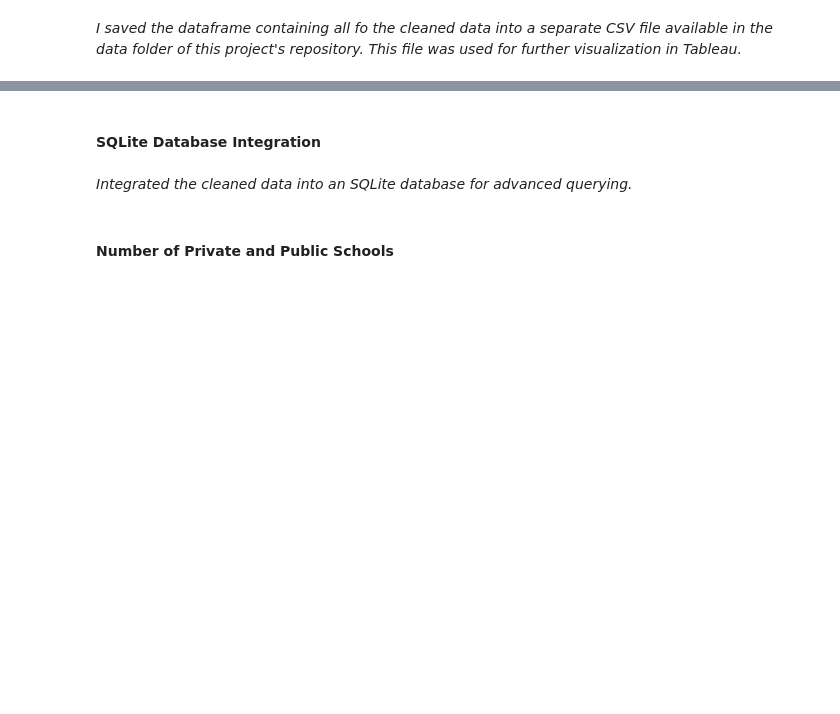
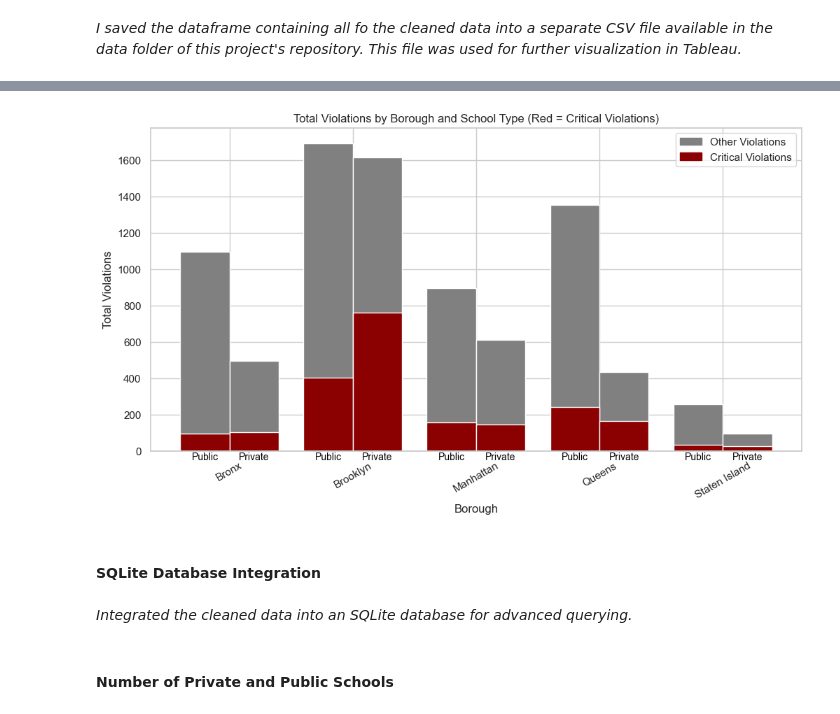
Before and after one commit to feelgd777/portfolio_projects, a Jupyter notebook: notebooks/School cafeteria violations.ipynb, the cells around one changed output, grey strips where cells are left out. Saved outputs shown, nothing was run; the diff lists cells and outputs as text; code cells hidden in the pictures; blank space fills up the shorter version.

```diff
--- a/notebooks/School cafeteria violations.ipynb
+++ b/notebooks/School cafeteria violations.ipynb
@@ -14,3 +40,6 @@ The dataset, provided by the Department of Health and Mental Hygiene, comprises
 import pandas as pd
 import numpy as np
 import sqlite3
+import matplotlib.pyplot as plt
+import seaborn as sns
+sns.set_theme(style="whitegrid")
@@ -334,3 +368,70 @@ EDA is conducted with Pandas and SQL.
+# %%
+import matplotlib.pyplot as plt
+import seaborn as sns
+import numpy as np
+
+# Calculate total violations per borough and school type
+borough_school_counts = merged_df.groupby(["Borough", "School Type"]).size().unstack(fill_value=0)
+
+# Calculate Level C violations per borough and school type
+level_c_school_counts = merged_df[merged_df["Level"] == "C"].groupby(["Borough", "School Type"]).size().unstack(fill_value=0)
+
+# Fill missing values with 0
+borough_school_counts = borough_school_counts.fillna(0)
+level_c_school_counts = level_c_school_counts.fillna(0)
+
+# Convert to DataFrame for plotting
+borough_school_df = borough_school_counts.copy()
+borough_school_df["Public Critical Violations"] = level_c_school_counts.get("Public", 0)
+borough_school_df["Private Critical Violations"] = level_c_school_counts.get("Private", 0)
+
+# Reset index to keep "Borough" as a column
+borough_school_df = borough_school_df.reset_index()
+
+# Rename columns for clarity
+borough_school_df = borough_school_df.rename(columns={"Public": "Public Total Violations", "Private": "Private Total Violations"})
+
+# Set up the side-by-side bar chart
+fig, ax = plt.subplots(figsize=(12, 6))
+
+bar_width = 0.4  # Space bars slightly apart
+boroughs = np.arange(len(borough_school_df["Borough"]))
+
+# Plot total violations (gray for other violations)
+bars1 = ax.bar(boroughs - bar_width/2,
+       borough_school_df["Public Total Violations"] - borough_school_df["Public Critical Violations"],
+       width=bar_width, color="gray")
+
+bars2 = ax.bar(boroughs + bar_width/2,
+       borough_school_df["Private Total Violations"] - borough_school_df["Private Critical Violations"],
+       width=bar_width, color="gray")
+
+# Overlay Critical Violations (red)
+bars3 = ax.bar(boroughs - bar_width/2, borough_school_df["Public Critical Violations"], width=bar_width, color="darkred")
+bars4 = ax.bar(boroughs + bar_width/2, borough_school_df["Private Critical Violations"], width=bar_width, color="darkred")
+
+# Add labels **underneath** the bars to differentiate Public and Private
+for borough, x_pos in zip(borough_school_df["Borough"], boroughs):
+    ax.text(x_pos - bar_width/2, -50, "Public", ha="center", fontsize=10, color="black", transform=ax.transData)
+    ax.text(x_pos + bar_width/2, -50, "Private", ha="center", fontsize=10, color="black", transform=ax.transData)
+
+# Final touches
+ax.set_xticks(boroughs)
+ax.set_xticklabels(borough_school_df["Borough"], rotation=30)
+plt.title("Total Violations by Borough and School Type (Red = Critical Violations)")
+plt.xlabel("Borough")
+plt.ylabel("Total Violations")
+
+# Update legend to show only two categories: Critical Violations and Other Violations
+handles = [
+    plt.Rectangle((0,0),1,1, color="gray", label="Other Violations"),
+    plt.Rectangle((0,0),1,1, color="darkred", label="Critical Violations")
+]
+
+plt.legend(handles=handles)
+plt.show()
+# %% [output]
+[figure, added]
 # %% [markdown]
 #### SQLite Database Integration
 # %%
```
Also changed, not shown: parts of 11 cells of this notebook, 1 other file.
